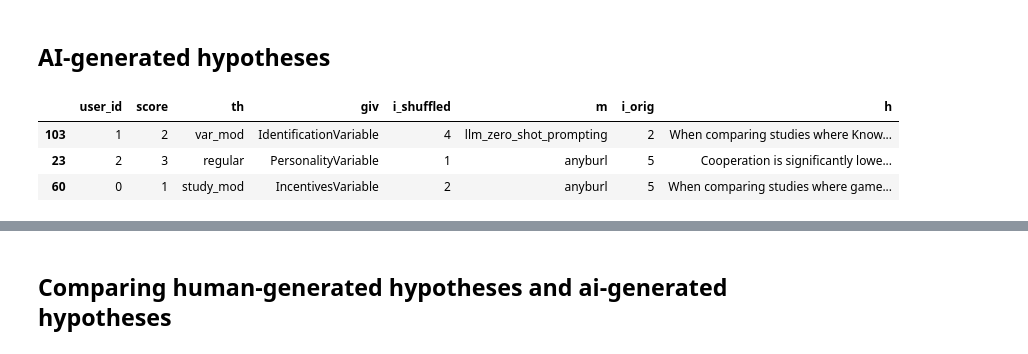
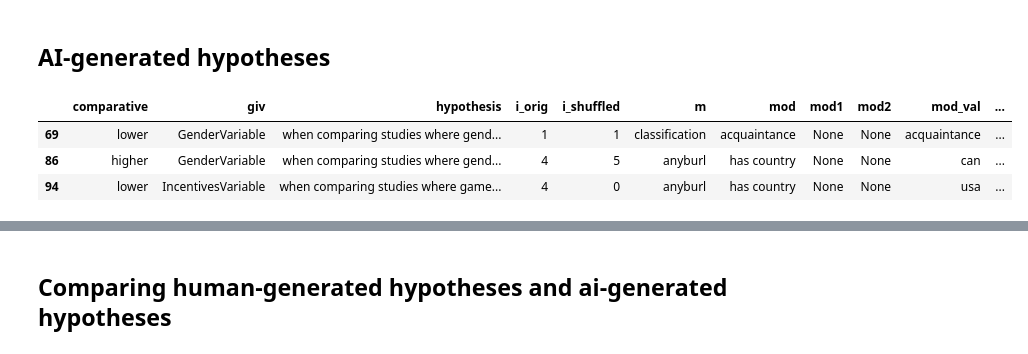
Before and after one commit to InesBlin/coda_hypothesis_generation, a Jupyter notebook: experiments/user_studies/analyse_user_studies.ipynb, the cells around one changed output, grey strips where cells are left out. Drawn from its saved outputs; the diff is of its cells as text; code cells hidden in the pictures.

Commit message:
update user study analysis

```diff
--- a/experiments/user_studies/analyse_user_studies.ipynb
+++ b/experiments/user_studies/analyse_user_studies.ipynb
@@ -23,12 +23,15 @@ TEMPLATES_REGEX = {
         r"when comparing studies where (.+) is (.+) and studies where (.+) is (.+), cooperation is significantly (.+) when (.+) is (.+) compared to when (.+) has another value.",
         r"when comparing studies where (.+) is (.+) and studies where (.+) is (.+), cooperation is significantly (.+) when (.+) is (.+) compared to when (.+) is .+",
         r"when comparing studies where (.+) is (.+) and studies where (.+) is (.+), cooperation is significantly (.+) when (.+) was (.+) compared to when (.+) was .+",
-        r"when comparing studies where (.+) is (.+) and studies where (.+) is (.+), cooperation is significantly (.+) when (.+) was (.+) than when (.+) was .+"
+        r"when comparing studies where (.+) is (.+) and studies where (.+) is (.+), cooperation is significantly (.+) when (.+) was (.+) than when (.+) was .+",
+        r"when comparing studies where (.+) is (.+) and where (.+) is (.+), cooperation is significantly (.+) when (.+) is (.+) compared to when (.+) has another value.",
+        r"when comparing studies where (.+) is (.+) and studies where (.+) is (.+), .+ is (.+) when (.+) is (.+) compared to when (.+) is .+"
     ],
     "var_mod": [
         r"when comparing studies where (.+) is (.+) and studies where (.+) is (.+), cooperation from studies involving (.+) as (.+) is significantly (.+) than cooperation from studies involving (.+) as (.+).",
         r"when comparing studies where (.+) is (.+) and studies where (.+) is (.+), cooperation from (.+) as (.+) is significantly (.+) than cooperation from studies involving (.+) as (.+).",
-        r"when comparing studies where (.+) is (.+) and studies where (.+) is (.+), cooperation from studies involving (.+) as (.+) is (.+) than studies involving (.+) as (.+)."
+        r"when comparing studies where (.+) is (.+) and studies where (.+) is (.+), cooperation from studies involving (.+) as (.+) is (.+) than studies involving (.+) as (.+).",
+        r"when comparing studies where (.+) is (.+) and studies where (.+) is (.+), .+ is (.+) when (.+) is (.+) compared to when (.+) is (.+)"
     ]
 }
 TEMPLATES_VAR = {
@@ -125,0 +170,19 @@ human_h.groupby(["user_id", "comparative"]).agg({"hypothesis": "count"}).reset_i
+# %%
+mappings = {"smaller": "lower", "larger": "higher"}
+no_swap_cols = [col for col in human_h.columns if col not in ["comparative", "mod", "mod1", "mod", "mod2"] + list(mappings.keys())]
+human_h["comparative"] = human_h["comparative"].apply(lambda x: mappings.get(x, x))
+
+def swap_row(row):
+    if row["comparative"] not in ["higher", "lower"]:
+        new_row = {x: row[x] for x in no_swap_cols}
+        new_row.update({
+            'comparative': row['mod1'],
+            'mod': row['mod'],
+            'mod1': row['comparative'],
+            'mod': row['mod2'],
+            'mod2': row['mod']})
+        return pd.Series(new_row)
+    return row
+
+human_h = human_h.apply(swap_row, axis=1)
+human_h.groupby(["user_id", "comparative"]).agg({"hypothesis": "count"}).reset_index()
@@ -184,31 +301,47 @@ fig.show()
 # %%
 ai_h_start_col = "Please rank the following 6 hypotheses on a scale of 1 to 5"
 ai_h_orig = all_results[[x for x in all_results.columns if x.startswith(ai_h_start_col)]]
 ai_h_orig.columns = [f"{ho}_{i}" for ho in H_ORDER for i in range(6)]
 
 ai_h = pd.DataFrame(columns=["user_id", "score", "th", "giv", "i_shuffled"])
 
 def update_row_ai(row, val):
     th = "_".join(val.split("_")[:-1])
     row["th"] = th
     row["giv"] = val.split("_")[-1]
+
+    return row
+
+def update_row_ai_2(row):
+    row["h"] = row["h"].lower()
+    th = row["th"]
+    for regex in TEMPLATES_REGEX[th]:
+        matches = list(re.finditer(regex, row["h"], re.MULTILINE))
+        if matches:
+            grouped = list(matches)[0].groups()
+            vals = {var: grouped[index] for index, var in enumerate(TEMPLATES_VAR[th])}
+            for col in COLS_VAR:
+                row[col] = vals.get(col, None)
+            break
+
     return row
 
 for ho in H_ORDER:
     for i in range(6):
         curr_df = ai_h_orig[[f"{ho}_{i}"]].rename(columns={f"{ho}_{i}": "score"})
         curr_df["user_id"] = curr_df.index
         curr_df["i_shuffled"] = str(i)
         curr_df = curr_df.apply(lambda row: update_row_ai(row, ho), axis=1)
         ai_h = pd.concat([ai_h, curr_df])
 
 ai_h = ai_h.reset_index(drop=True)
 ai_h_metadata = pd.read_csv("hypotheses.csv", index_col=0)
 ai_h_metadata.i_shuffled = ai_h_metadata.i_shuffled.astype(str)
 ai_h = pd.merge(ai_h, ai_h_metadata, on=['th', 'giv', 'i_shuffled'], how='left')
+ai_h = ai_h.apply(update_row_ai_2, axis=1).rename(columns={"h": "hypothesis"})
 ai_h.sample(3)
 # %% [output]
-|  | user_id | score | th | giv | i_shuffled | m | i_orig | h |
-| 103 | 1 | 2 | var_mod | IdentificationVariable | 4 | llm_zero_shot_prompting | 2 | When comparing studies where Know... |
-| 23 | 2 | 3 | regular | PersonalityVariable | 1 | anyburl | 5 | Cooperation is significantly lowe... |
-| 60 | 0 | 1 | study_mod | IncentivesVariable | 2 | anyburl | 5 | When comparing studies where game... |
+|  | comparative | giv | hypothesis | i_orig | i_shuffled | m | mod | mod1 | mod2 | mod_val | ... |
+| 69 | lower | GenderVariable | when comparing studies where gend... | 1 | 1 | classification | acquaintance | None | None | acquaintance | ... |
+| 86 | higher | GenderVariable | when comparing studies where gend... | 4 | 5 | anyburl | has country | None | None | can | ... |
+| 94 | lower | IncentivesVariable | when comparing studies where game... | 4 | 0 | anyburl | has country | None | None | usa | ... |
```
Also changed, not shown: parts of 39 cells of this notebook.
